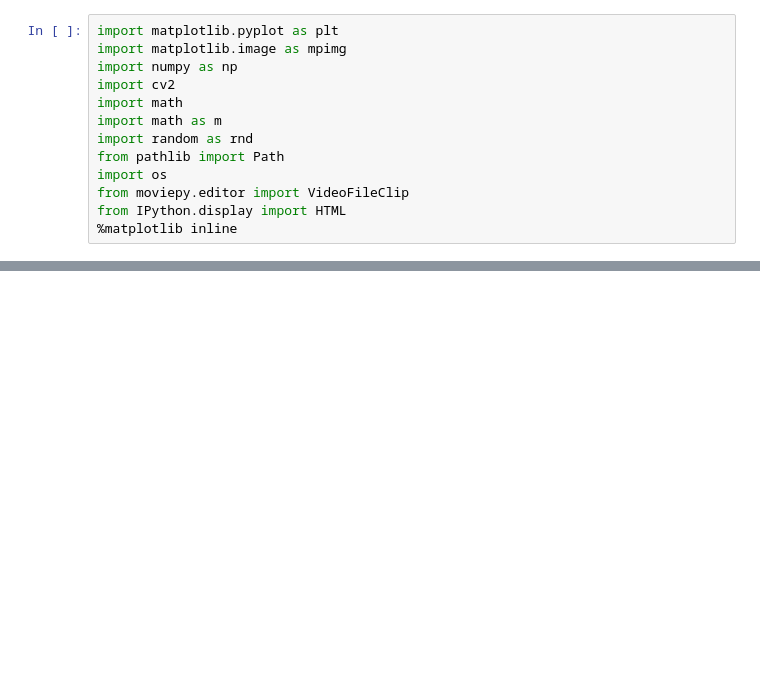
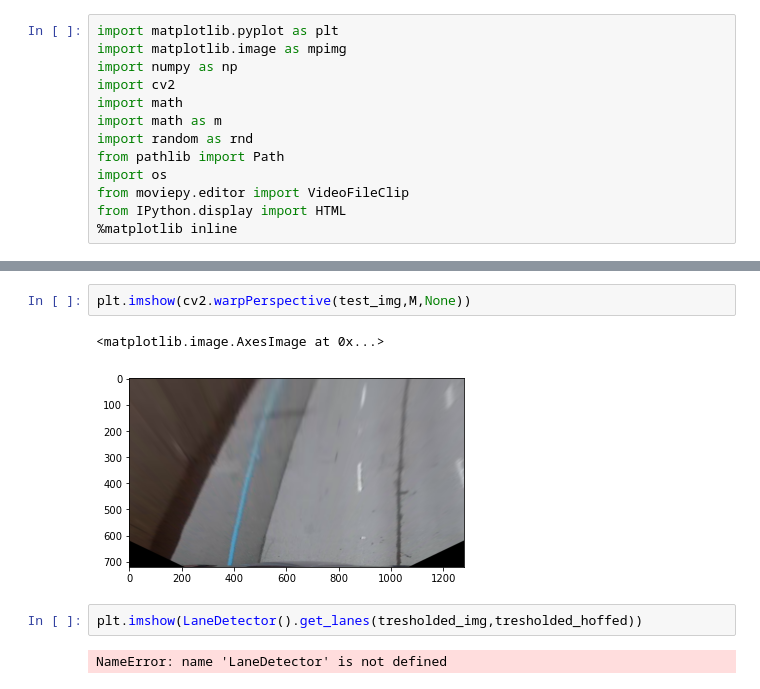
Before and after one commit to acidhills/udacity_advanced_lane_finding, a Jupyter notebook: project.ipynb, the cells around one changed output, grey strips where cells are left out. Drawn from its saved outputs; the diff is of its cells as text; blank space fills up the shorter version.

```diff
--- a/project.ipynb
+++ b/project.ipynb
@@ -45,0 +60,9 @@ None
+# %%
+plt.imshow(cv2.warpPerspective(test_img,M,None))
+# %% [output]
+<matplotlib.image.AxesImage at 0x...>
+[figure, added]
+# %%
+plt.imshow(LaneDetector().get_lanes(tresholded_img,tresholded_hoffed))
+# %% [output]
+NameError: name 'LaneDetector' is not defined
```
Also changed, not shown: parts of 27 cells of this notebook, 5 other files.
